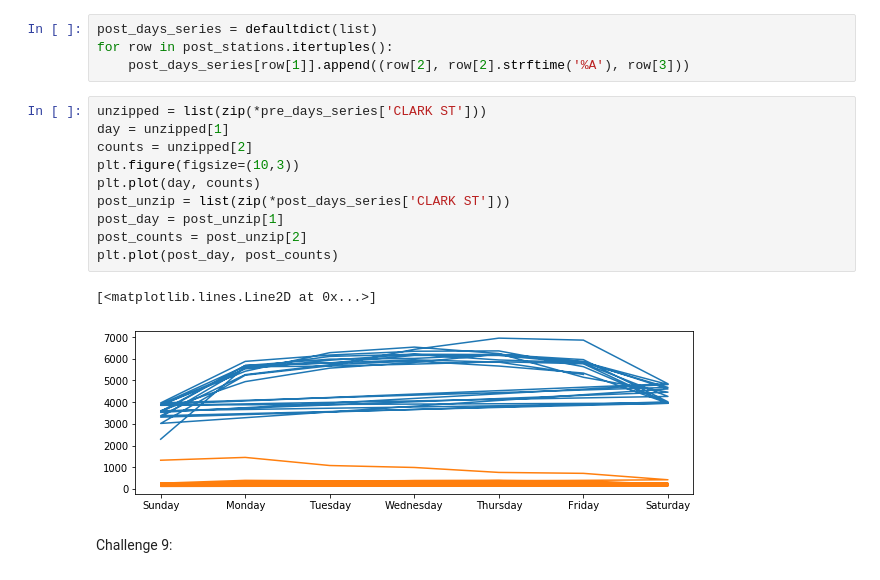
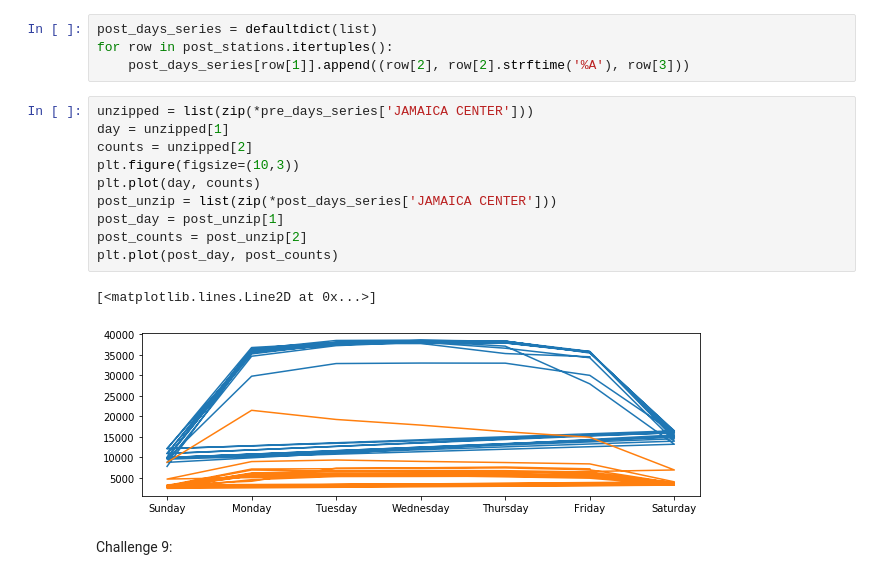
Before and after one commit to bshaiman/MTA-Project, a Jupyter notebook: clean_turnstiles.ipynb, the cells around one changed output. Saved outputs shown, nothing was run; the diff lists cells and outputs as text.

```diff
--- a/clean_turnstiles.ipynb
+++ b/clean_turnstiles.ipynb
@@ -211,18 +245,18 @@ post_days_series = defaultdict(list)
 for row in post_stations.itertuples():
     post_days_series[row[1]].append((row[2], row[2].strftime('%A'), row[3]))
 # %%
-unzipped = list(zip(*pre_days_series['CLARK ST']))
+unzipped = list(zip(*pre_days_series['JAMAICA CENTER']))
 day = unzipped[1]
 counts = unzipped[2]
 plt.figure(figsize=(10,3))
 plt.plot(day, counts)
-post_unzip = list(zip(*post_days_series['CLARK ST']))
+post_unzip = list(zip(*post_days_series['JAMAICA CENTER']))
 post_day = post_unzip[1]
 post_counts = post_unzip[2]
 plt.plot(post_day, post_counts)
 # %% [output]
 [<matplotlib.lines.Line2D at 0x...>]
-[figure, old version]
+[figure, new version]
 # %% [markdown]
 Challenge 9:
 # %%
```
Also changed, not shown: parts of 10 cells of this notebook, 2 other files.
